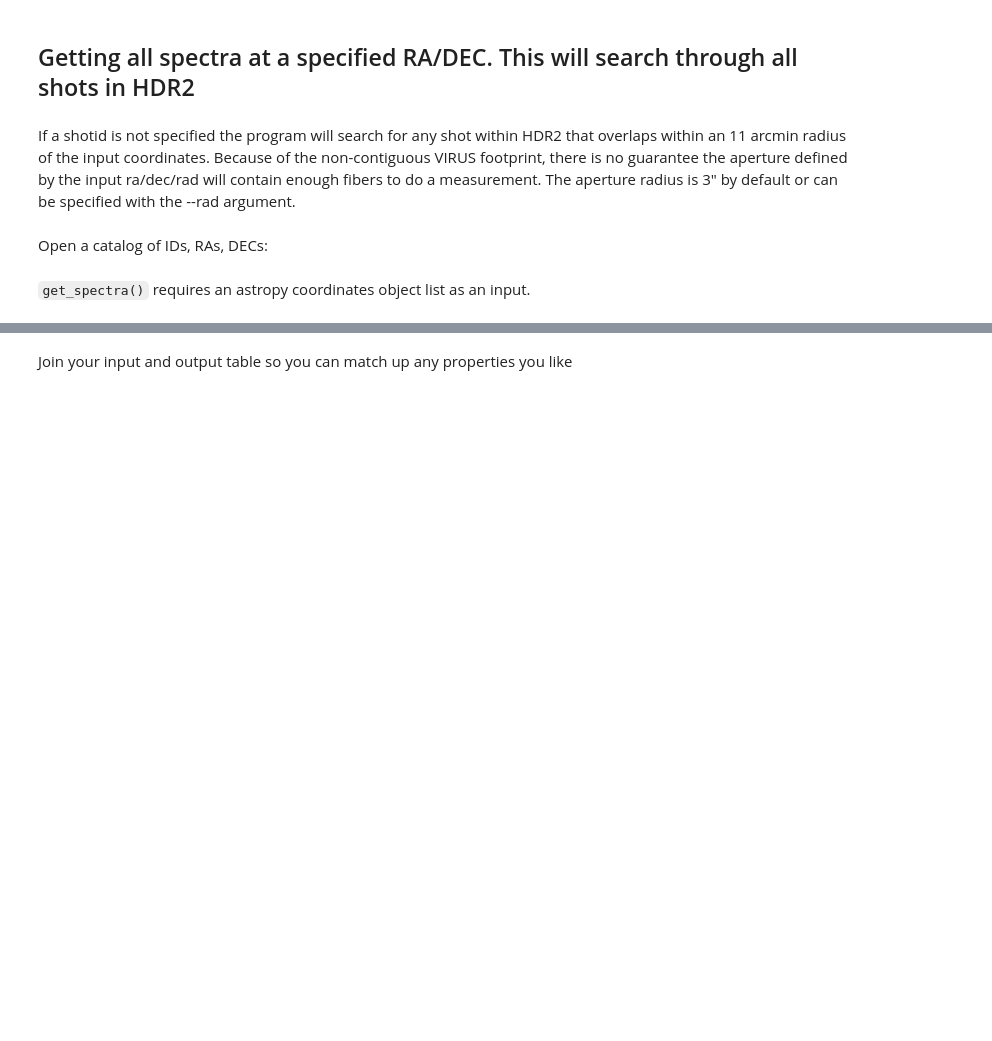
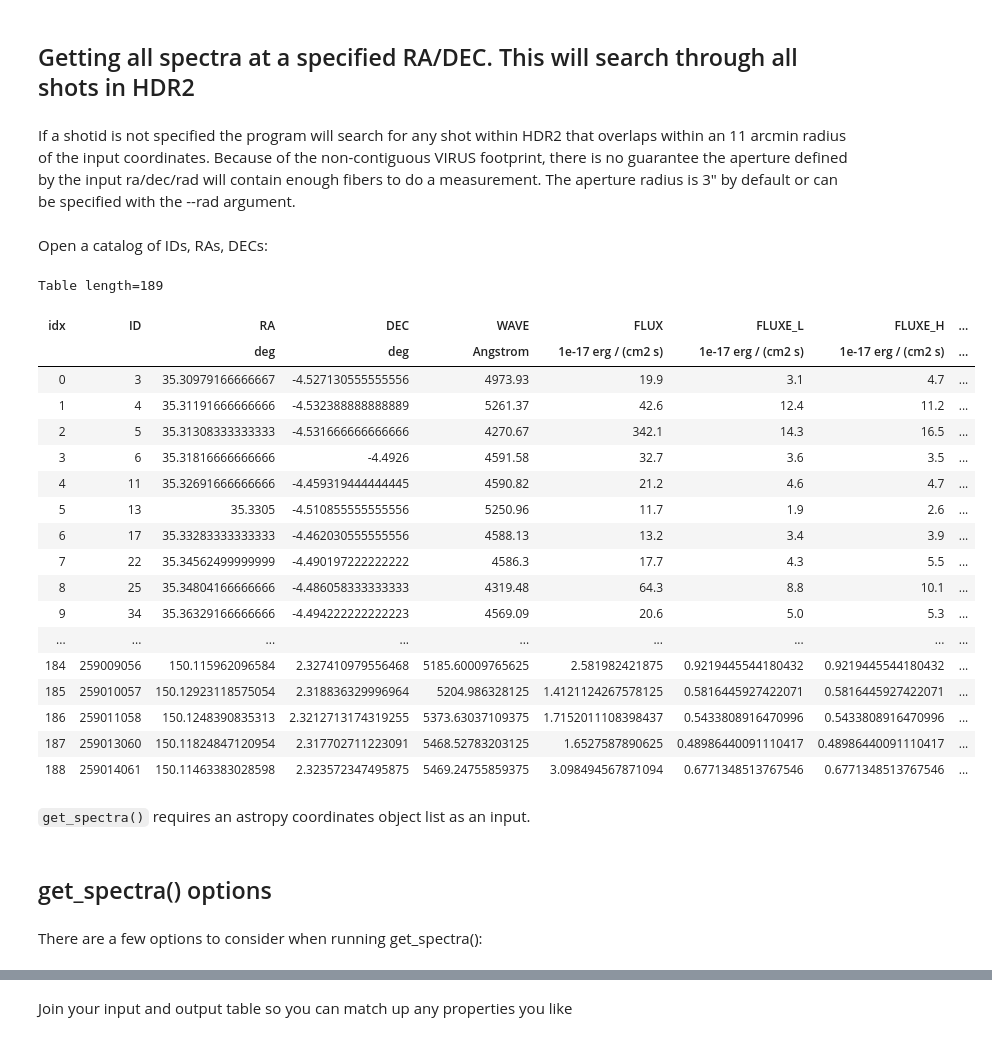
Before and after one commit to HETDEX/hetdex_api, a Jupyter notebook: notebooks/14-Extracting_a_sourcelist.ipynb, the cells around one changed output, grey strips where cells are left out. Saved outputs shown, nothing was run; the diff lists cells and outputs as text; code cells hidden in the pictures; blank space fills up the shorter version.

Commit message:
Updated with more get_spectra instruction

```diff
--- a/notebooks/14-Extracting_a_sourcelist.ipynb
+++ b/notebooks/14-Extracting_a_sourcelist.ipynb
@@ -58,6 +41,32 @@ input_cat
+# %%
+input_cat.show_in_notebook(display_length=10)
+# %% [output]
+Table length=189
+| idx | ID | RA | DEC | WAVE | FLUX | FLUXE_L | FLUXE_H | ... |
+|  |  | deg | deg | Angstrom | 1e-17 erg / (cm2 s) | 1e-17 erg / (cm2 s) | 1e-17 erg / (cm2 s) | ... |
+| 0 | 3 | 35.30979166666667 | -4.527130555555556 | 4973.93 | 19.9 | 3.1 | 4.7 | ... |
+| 1 | 4 | 35.31191666666666 | -4.532388888888889 | 5261.37 | 42.6 | 12.4 | 11.2 | ... |
+| 2 | 5 | 35.31308333333333 | -4.531666666666666 | 4270.67 | 342.1 | 14.3 | 16.5 | ... |
+| 3 | 6 | 35.31816666666666 | -4.4926 | 4591.58 | 32.7 | 3.6 | 3.5 | ... |
+| 4 | 11 | 35.32691666666666 | -4.459319444444445 | 4590.82 | 21.2 | 4.6 | 4.7 | ... |
+| 5 | 13 | 35.3305 | -4.510855555555556 | 5250.96 | 11.7 | 1.9 | 2.6 | ... |
+| 6 | 17 | 35.33283333333333 | -4.462030555555556 | 4588.13 | 13.2 | 3.4 | 3.9 | ... |
+| 7 | 22 | 35.34562499999999 | -4.490197222222222 | 4586.3 | 17.7 | 4.3 | 5.5 | ... |
+| 8 | 25 | 35.34804166666666 | -4.486058333333333 | 4319.48 | 64.3 | 8.8 | 10.1 | ... |
+| 9 | 34 | 35.36329166666666 | -4.494222222222223 | 4569.09 | 20.6 | 5.0 | 5.3 | ... |
+| ... | ... | ... | ... | ... | ... | ... | ... | ... |
+| 184 | 259009056 | 150.115962096584 | 2.327410979556468 | 5185.60009765625 | 2.581982421875 | 0.9219445544180432 | 0.9219445544180432 | ... |
+| 185 | 259010057 | 150.12923118575054 | 2.318836329996964 | 5204.986328125 | 1.4121124267578125 | 0.5816445927422071 | 0.5816445927422071 | ... |
+| 186 | 259011058 | 150.1248390835313 | 2.3212713174319255 | 5373.63037109375 | 1.7152011108398437 | 0.5433808916470996 | 0.5433808916470996 | ... |
+| 187 | 259013060 | 150.11824847120954 | 2.317702711223091 | 5468.52783203125 | 1.6527587890625 | 0.48986440091110417 | 0.48986440091110417 | ... |
+| 188 | 259014061 | 150.11463383028598 | 2.323572347495875 | 5469.24755859375 | 3.098494567871094 | 0.6771348513767546 | 0.6771348513767546 | ... |
 # %% [markdown]
 `get_spectra()` requires an astropy coordinates object list as an input.
 # %%
 input_coords = SkyCoord(ra=input_cat['RA'], dec=input_cat['DEC'])
 # %%
 sources = get_spectra(input_coords, ID=input_cat['ID'])
+# %% [markdown]
+##  get_spectra() options
+# %% [markdown]
+There are a few options to consider when running get_spectra():
```
Also changed, not shown: parts of 24 cells of this notebook.
